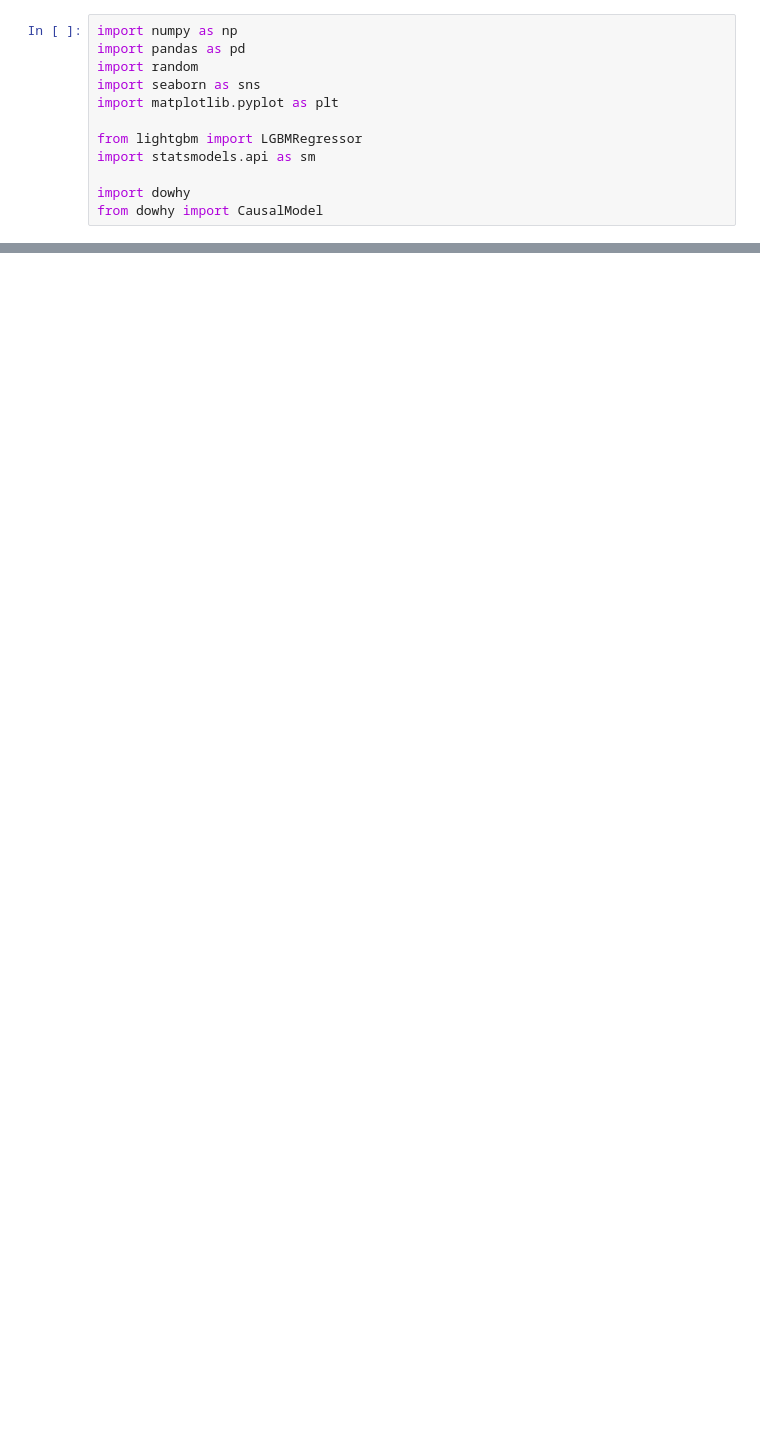
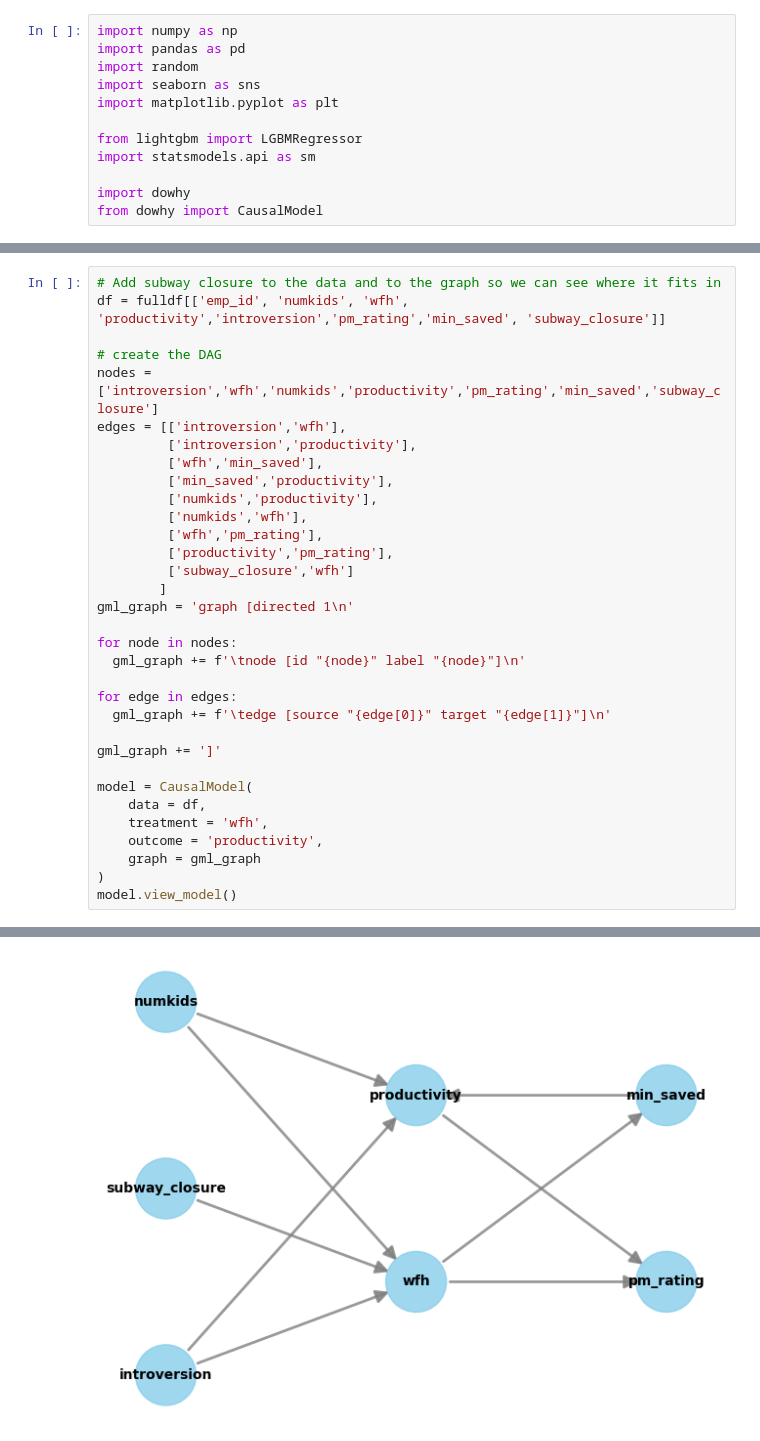
Before and after one commit to woolstej/causal_modeling, a Jupyter notebook: WFH_Causal_Example.ipynb, the cells around one changed output, grey strips where cells are left out. Drawn from its saved outputs; the diff is of its cells as text; blank space fills up the shorter version.

```diff
--- a/WFH_Causal_Example.ipynb
+++ b/WFH_Causal_Example.ipynb
@@ -44,0 +324,34 @@ from dowhy import CausalModel
+# %%
+# Add subway closure to the data and to the graph so we can see where it fits in
+df = fulldf[['emp_id', 'numkids', 'wfh', 'productivity','introversion','pm_rating','min_saved', 'subway_closure']]
+
+# create the DAG
+nodes = ['introversion','wfh','numkids','productivity','pm_rating','min_saved','subway_closure']
+edges = [['introversion','wfh'],
+         ['introversion','productivity'],
+         ['wfh','min_saved'],
+         ['min_saved','productivity'],
+         ['numkids','productivity'],
+         ['numkids','wfh'],
+         ['wfh','pm_rating'],
+         ['productivity','pm_rating'],
+         ['subway_closure','wfh']
+        ]
+gml_graph = 'graph [directed 1\n'
+
+for node in nodes:
+  gml_graph += f'\tnode [id "{node}" label "{node}"]\n'
+
+for edge in edges:
+  gml_graph += f'\tedge [source "{edge[0]}" target "{edge[1]}"]\n'
+
+gml_graph += ']'
+
+model = CausalModel(
+    data = df,
+    treatment = 'wfh',
+    outcome = 'productivity',
+    graph = gml_graph
+)
+model.view_model()
+# %% [output]
@@ -44,0 +359 @@ from dowhy import CausalModel
+[figure, added]
```
Also changed, not shown: parts of 23 cells of this notebook.
